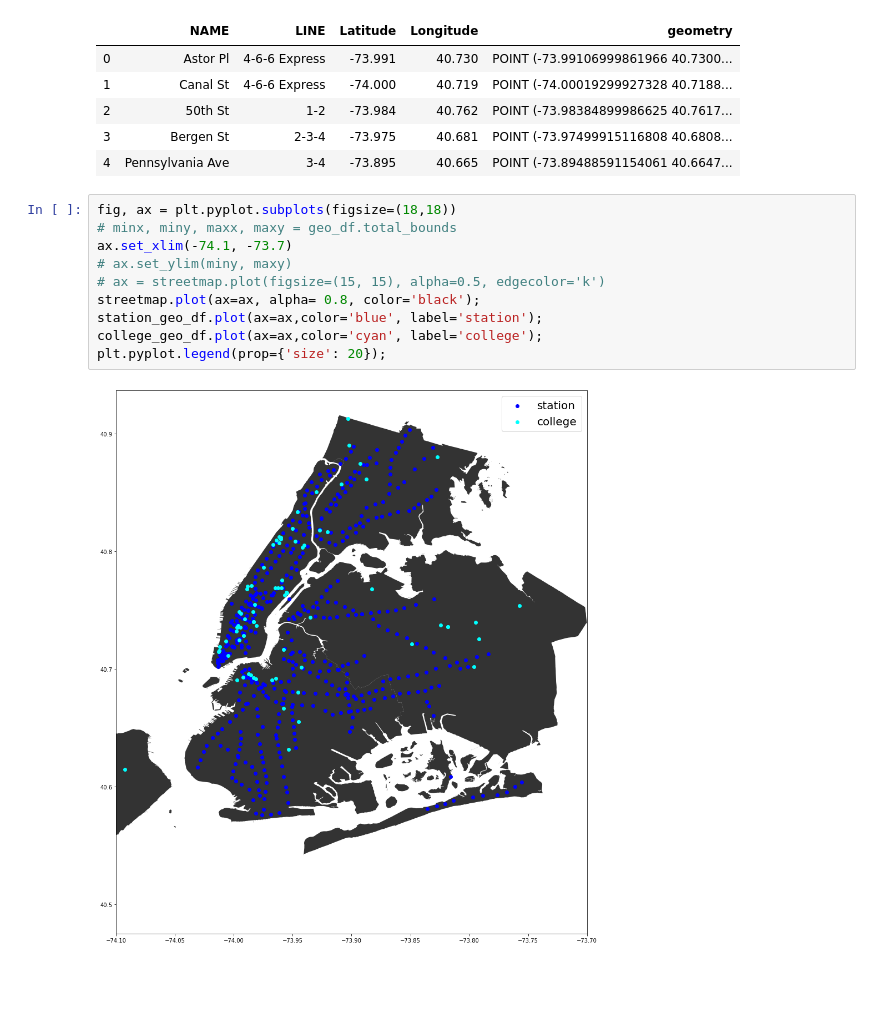
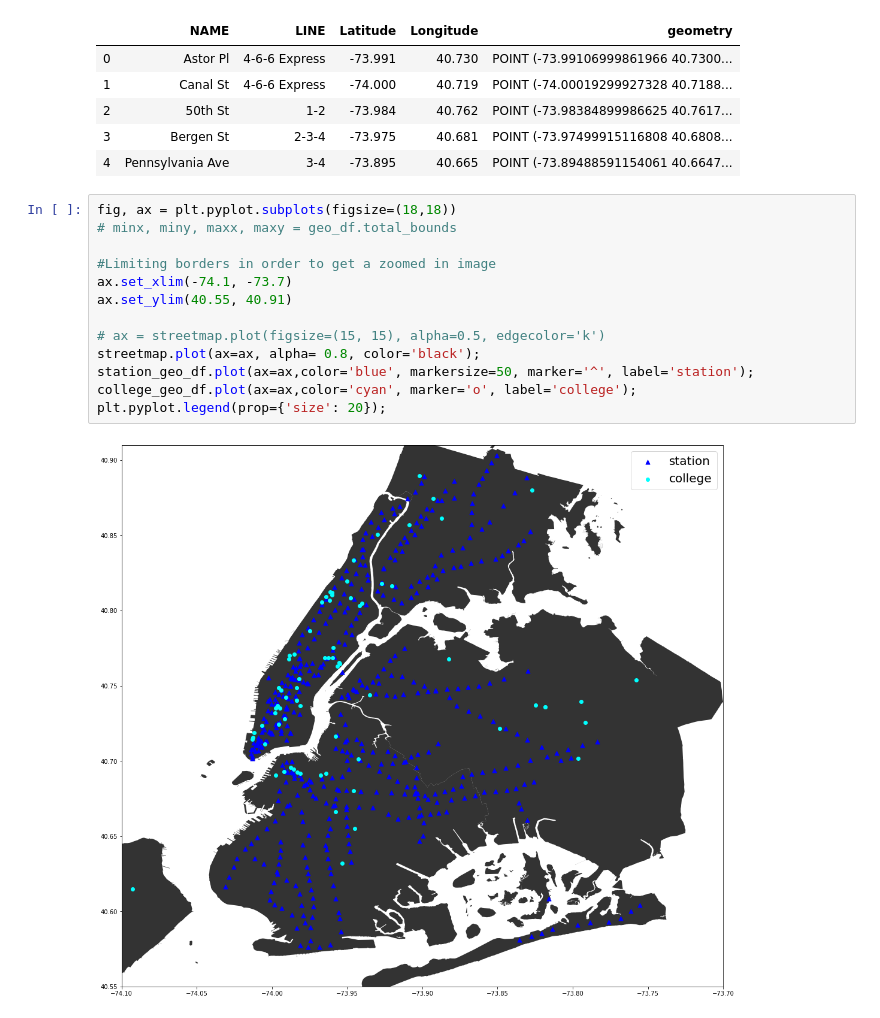
Before and after one commit to floraxinru/project01, a Jupyter notebook: project1/code/Mapping_Data.ipynb, the cells around one changed output. Saved outputs shown, nothing was run; the diff lists cells and outputs as text; blank space fills up the shorter version.

```diff
--- a/project1/code/Mapping_Data.ipynb
+++ b/project1/code/Mapping_Data.ipynb
@@ -122,12 +114,15 @@ station_geo_df.head()
 # %%
 fig, ax = plt.pyplot.subplots(figsize=(18,18))
 # minx, miny, maxx, maxy = geo_df.total_bounds
+
+#Limiting borders in order to get a zoomed in image
 ax.set_xlim(-74.1, -73.7)
-# ax.set_ylim(miny, maxy)
+ax.set_ylim(40.55, 40.91)
+
 # ax = streetmap.plot(figsize=(15, 15), alpha=0.5, edgecolor='k')
 streetmap.plot(ax=ax, alpha= 0.8, color='black');
-station_geo_df.plot(ax=ax,color='blue', label='station');
-college_geo_df.plot(ax=ax,color='cyan', label='college');
+station_geo_df.plot(ax=ax,color='blue', markersize=50, marker='^', label='station');
+college_geo_df.plot(ax=ax,color='cyan', marker='o', label='college');
 plt.pyplot.legend(prop={'size': 20});
 # %% [output]
-[figure, old version]
+[figure, new version]
```
Also changed, not shown: parts of 3 cells of this notebook.
